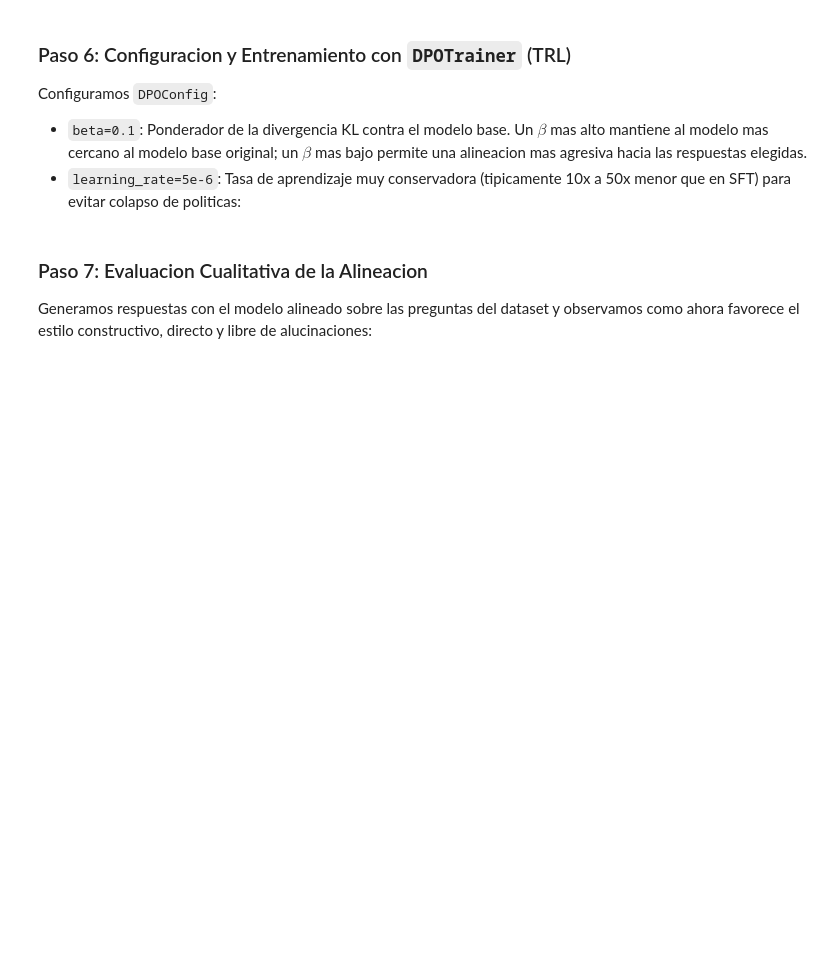
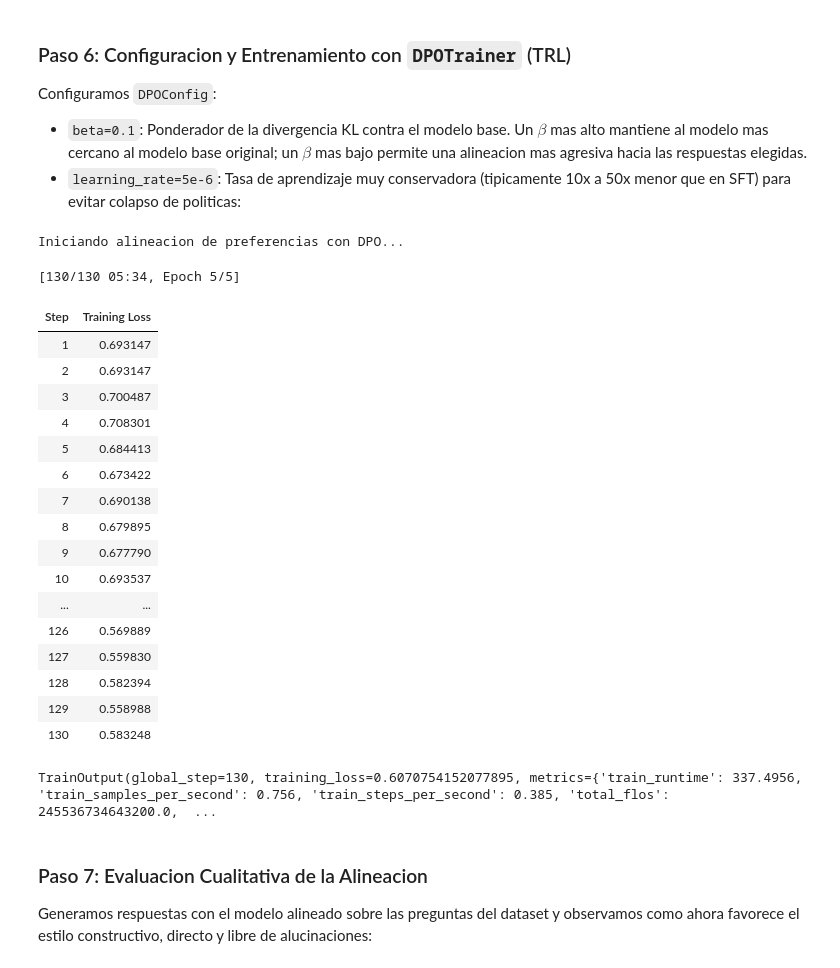
Before and after one commit to jggomez/workshop-open-models, a Jupyter notebook: session-03-fine-tuning-llms/02-preference-alignment-dpo/02_preference_alignment_dpo.ipynb, the cells around one changed output. Drawn from its saved outputs; the diff is of its cells as text; code cells hidden in the pictures; blank space fills up the shorter version.

```diff
--- a/session-03-fine-tuning-llms/02-preference-alignment-dpo/02_preference_alignment_dpo.ipynb
+++ b/session-03-fine-tuning-llms/02-preference-alignment-dpo/02_preference_alignment_dpo.ipynb
@@ -146,33 +417,65 @@ Configuramos `DPOConfig`:
 - `beta=0.1`: Ponderador de la divergencia KL contra el modelo base. Un $\beta$ mas alto mantiene al modelo mas cercano al modelo base original; un $\beta$ mas bajo permite una alineacion mas agresiva hacia las respuestas elegidas.
 - `learning_rate=5e-6`: Tasa de aprendizaje muy conservadora (tipicamente 10x a 50x menor que en SFT) para evitar colapso de politicas:
 # %%
+import gc
+import torch
+
+# 1. Limpieza previa y configuracion del modelo (como en SFT)
+gc.collect()
+if torch.cuda.is_available():
+    torch.cuda.empty_cache()
+
+model.config.use_cache = False # Desactivar cache para el entrenamiento
+
+# 2. Configuracion de DPO
 dpo_config = DPOConfig(
     output_dir="./dpo_gemma_output",
     beta=0.1,
-    learning_rate=5e-6,
-    num_train_epochs=3,
+    learning_rate=5e-6,           # DPO requiere un LR menor que SFT para no colapsar
+    lr_scheduler_type="linear",
+    warmup_steps=5,
+    num_train_epochs=5,
     per_device_train_batch_size=1,
     gradient_accumulation_steps=2,
-    max_length=256,
-    max_prompt_length=128,
     optim="paged_adamw_8bit" if torch.cuda.is_available() else "adamw_torch",
     fp16=False,
     bf16=torch.cuda.is_available(),
     logging_steps=1,
     report_to="none"
 )
 
+# 3. Inicializar DPOTrainer (con processing_class)
 dpo_trainer = DPOTrainer(
     model=model,
-    ref_model=None,  # Con PEFT, ref_model=None desactiva los adaptadores LoRA para computar pi_ref ahorrando VRAM
+    ref_model=None,  # Con PEFT, ref_model=None es correcto
     train_dataset=dpo_dataset,
-    tokenizer=tokenizer,
     args=dpo_config,
-    peft_config=peft_config,
+    processing_class=tokenizer  # <-- VITAL: para que formatee bien los prompts/respuestas
 )
 
 print("Iniciando alineacion de preferencias con DPO...")
 dpo_trainer.train()
+# %% [output]
+Iniciando alineacion de preferencias con DPO...
+[130/130 05:34, Epoch 5/5]
+| Step | Training Loss |
+| 1 | 0.693147 |
+| 2 | 0.693147 |
+| 3 | 0.700487 |
+| 4 | 0.708301 |
+| 5 | 0.684413 |
+| 6 | 0.673422 |
+| 7 | 0.690138 |
+| 8 | 0.679895 |
+| 9 | 0.677790 |
+| 10 | 0.693537 |
+| ... | ... |
+| 126 | 0.569889 |
+| 127 | 0.559830 |
+| 128 | 0.582394 |
+| 129 | 0.558988 |
+| 130 | 0.583248 |
+TrainOutput(global_step=130, training_loss=0.6070754152077895, metrics={'train_runtime': 337.4956, 'train_samples_per_second': 0.756, 'train_steps_per_second': 0.385, 'total_flos': 245536734643200.0,  ...
 # %% [markdown]
 ### Paso 7: Evaluacion Cualitativa de la Alineacion
 
```
Also changed, not shown: parts of 9 cells of this notebook, 5 other files.
